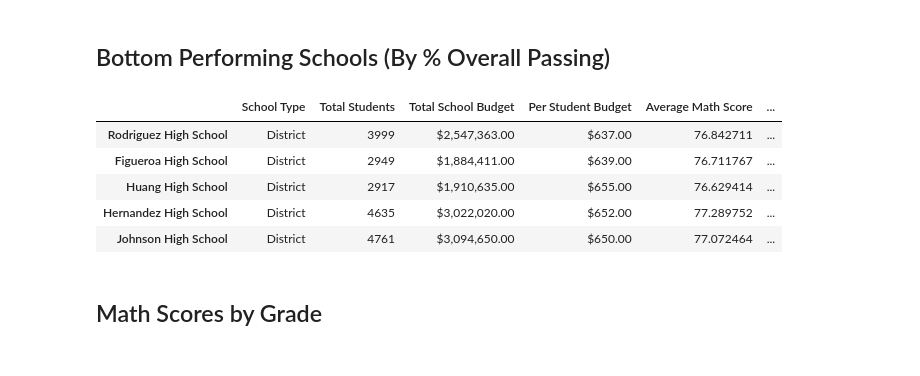
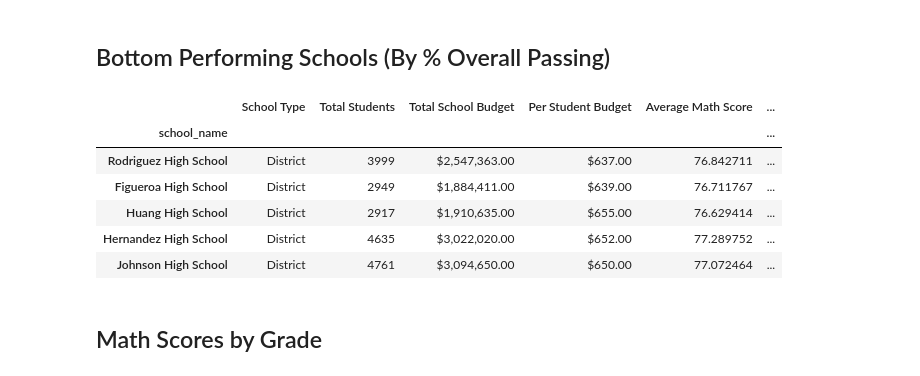
Before and after one commit to Feda2020/pandas-challenge, a Jupyter notebook: PyCitySchools/PyCitySchools_starter.ipynb, the cells around one changed output. Cells and saved outputs as stored; diff of their text form; code cells hidden in the pictures.

Commit message:
Sourted schools by overall scores, fishing math and reading scores by grad

```diff
--- a/PyCitySchools/PyCitySchools_starter.ipynb
+++ b/PyCitySchools/PyCitySchools_starter.ipynb
@@ -322,10 +328,11 @@ SyntaxError: invalid syntax (762762548.py, line 2)
 ## Bottom Performing Schools (By % Overall Passing)
 # %%
 # Sort the schools by `% Overall Passing` in ascending order and display the top 5 rows.
-bottom_schools =
+bottom_schools = per_school_summary.sort_values("% Overall", ascending=True)
 bottom_schools.head(5)
 # %% [output]
 |  | School Type | Total Students | Total School Budget | Per Student Budget | Average Math Score | ... |
+| school_name |  |  |  |  |  | ... |
 | Rodriguez High School | District | 3999 | $2,547,363.00 | $637.00 | 76.842711 | ... |
 | Figueroa High School | District | 2949 | $1,884,411.00 | $639.00 | 76.711767 | ... |
 | Huang High School | District | 2917 | $1,910,635.00 | $655.00 | 76.629414 | ... |
```
Also changed, not shown: parts of 3 cells of this notebook.
